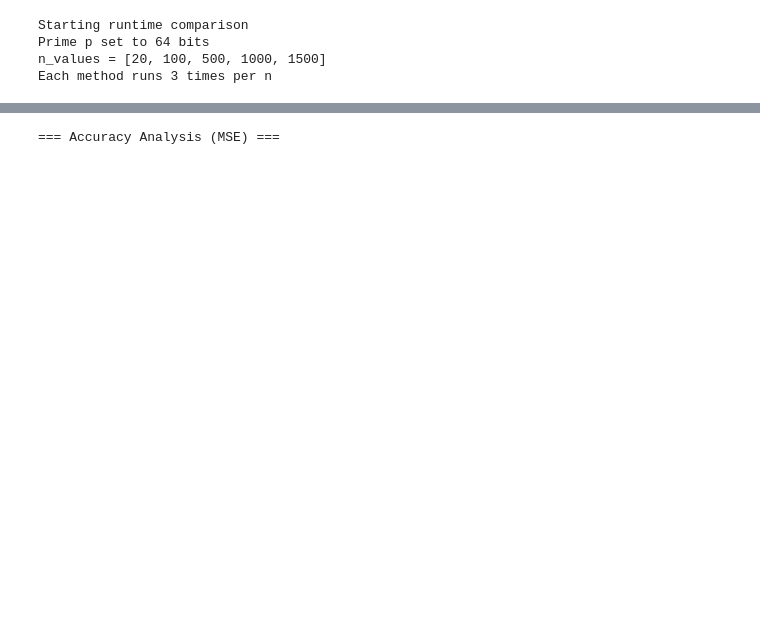
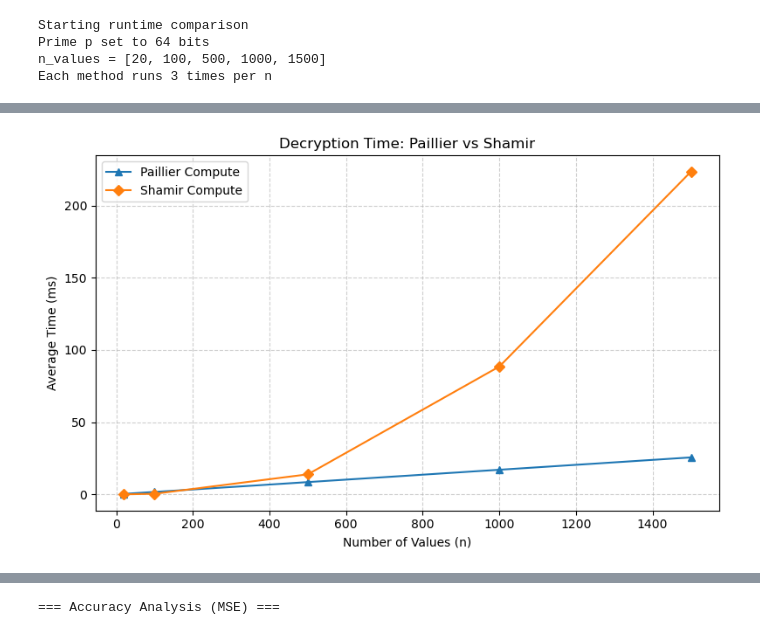
Before and after one commit to nguyenhoang10112005/cs323-project4, a Jupyter notebook: test.ipynb, the cells around one changed output, grey strips where cells are left out. Cells and saved outputs as stored; diff of their text form; code cells hidden in the pictures; blank space fills up the shorter version.

```diff
--- a/test.ipynb
+++ b/test.ipynb
@@ -50,17 +66,24 @@ def paillier_decrypt(encrypted_sum, private_key, n):
     avg = decrypted_sum / n
     return avg
 # %%
+
+# --- Helper: Evaluate polynomial at x ---
 def compute_modular(coefficients, p, x):
     res = 0
     for coeff in reversed(coefficients):
         res = (res * x + coeff) % p
     return res
 
+
+# --- Helper: Create n shares from a secret ---
 def shamir_share(secret, n, threshold, prime):
+    # Random polynomial of degree (threshold - 1)
     coefficients = [secret] + [random.randint(0, prime - 1) for _ in range(threshold - 1)]
     shares = [(i, compute_modular(coefficients, prime, i)) for i in range(1, n + 1)]
-    return shares  # list of (x, y)
+    return shares  # list of (x, y) tuples
 
+
+# --- Helper: Compute Lagrange basis coefficient l_j(0) ---
 def compute_l(j, x_values, p):
     x_j = x_values[j]
     numerator = 1
@@ -72,18 +95,18 @@ def compute_l(j, x_values, p):
     denom_inv = pow(denominator, -1, p)
     return (numerator * denom_inv) % p
 
-import time
 
+# --- Main: Compute Shamir-based average ---
 def shamir_avg(values, n, p):
     threshold = n // 2 + 1
     phase_times = {}
 
-    # --- Phase 1: Sharing each secret ---
+    # --- Phase 1: Share each secret ---
     start = time.perf_counter()
     all_shares = [shamir_share(secret, n, threshold, p) for secret in values]
     phase_times["share"] = (time.perf_counter() - start) * 1000
 
-    # --- Phase 2: Combine shares (computation) ---
+    # --- Phase 2: Aggregate shares (local addition at each participant) ---
     start = time.perf_counter()
     aggregated_shares = []
     for i in range(n):
@@ -91,16 +114,22 @@ def shamir_avg(values, n, p):
         aggregated_shares.append((all_shares[0][i][0], total_y))
     phase_times["compute"] = (time.perf_counter() - start) * 1000
 
-    # --- Phase 3: Reconstruction ---
+    # --- Phase 3: Reconstruct the total sum ---
     start = time.perf_counter()
     x_values = [x for x, _ in aggregated_shares[:threshold]]
     y_values = [y for _, y in aggregated_shares[:threshold]]
-    total = 0
+
+    total_sum = 0
     for j in range(threshold):
         l = compute_l(j, x_values, p)
-        total = (total + y_values[j] * l) % p
-    inv_n = pow(len(values), -1, p)
-    average = (total * inv_n) % p
+        total_sum = (total_sum + y_values[j] * l) % p
+
+    # unwrap from mod field to regular integer
+    if total_sum > p // 2:
+        total_sum -= p
+
+    # ✅ Divide by n normally (arithmetic average)
+    average = total_sum / len(values)
     phase_times["reconstruct"] = (time.perf_counter() - start) * 1000
 
     return average, phase_times
@@ -285,3 +308,19 @@ plt.show()
+# %%
+shamir_compute_time = [times_shamir[i]["compute"] for i in range(len(times_shamir))]
+paillier_compute_time = [times_paillier[i]["compute"] for i in range(len(times_paillier))]
+# --- Plot Compute Time Comparison ---
+plt.figure(figsize=(8, 5))
+plt.plot(n_values, paillier_compute_time, marker='^', label="Paillier Compute")
+plt.plot(n_values, shamir_compute_time, marker='D', label="Shamir Compute")
+plt.xlabel("Number of Values (n)")
+plt.ylabel("Average Time (ms)")
+plt.title("Decryption Time: Paillier vs Shamir")
+plt.legend()
+plt.grid(True, linestyle="--", alpha=0.6)
+plt.tight_layout()
+plt.show()
+# %% [output]
+[figure, added]
 # %%
 # --- Compare the total running time  ---
 plt.figure(figsize=(8, 5))
```
Also changed, not shown: parts of 8 cells of this notebook, 2 other files.
